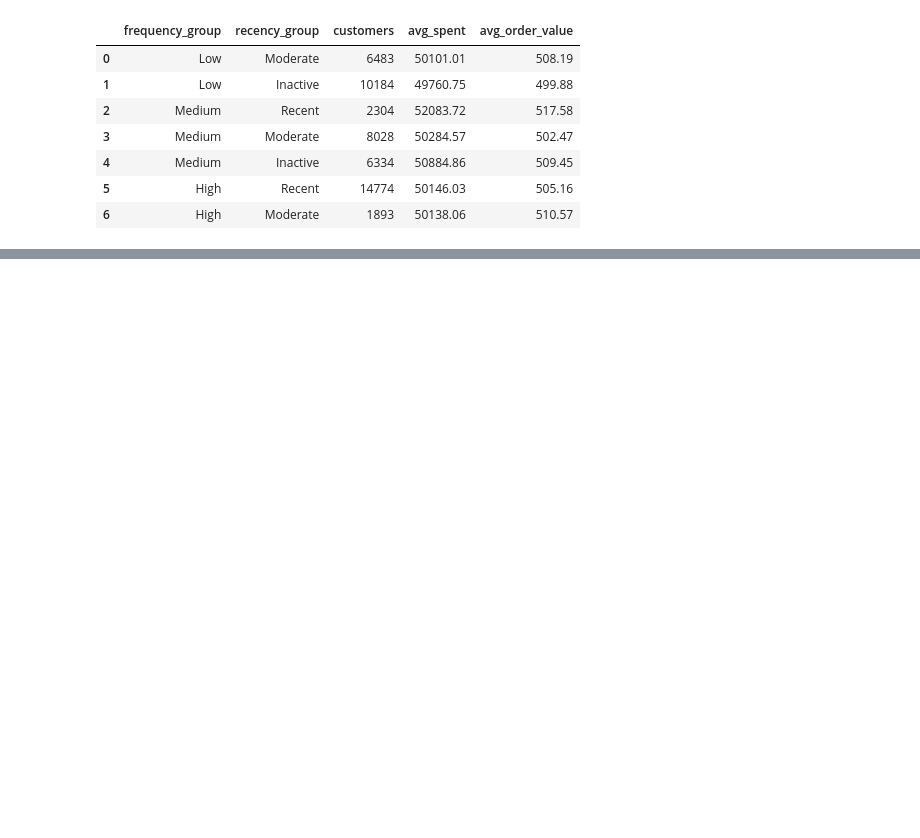
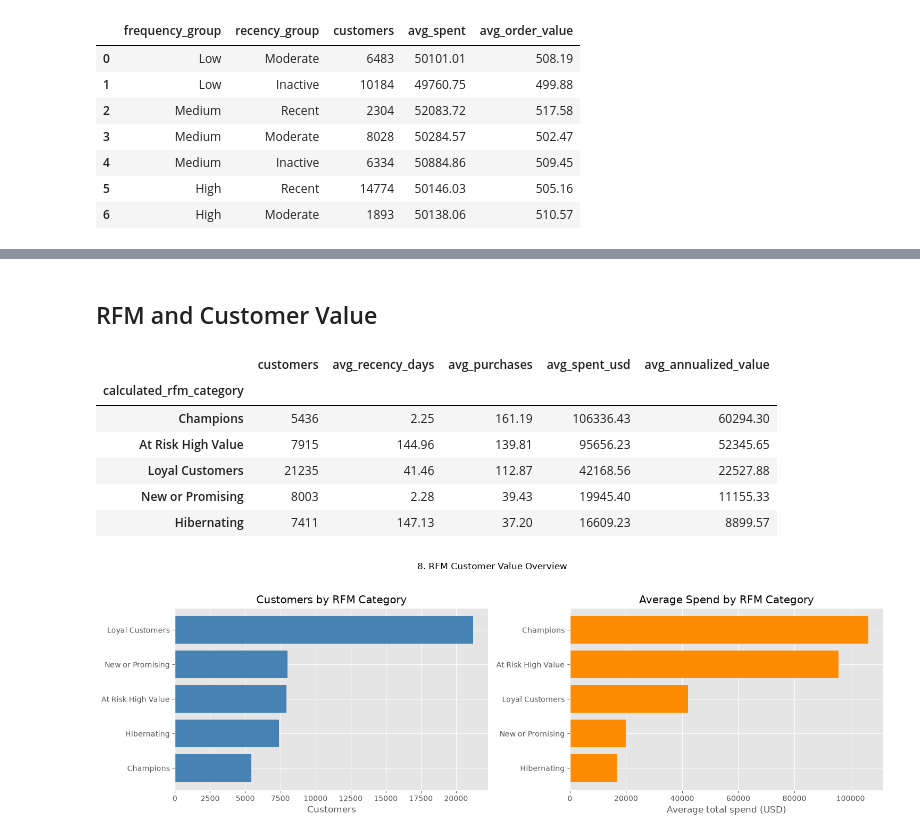
Before and after one commit to yezaw-zafki/Industrial-Analysis-EDA, a Jupyter notebook: E-commerace Customer Segmentation.ipynb, the cells around one changed output, grey strips where cells are left out. Drawn from its saved outputs; the diff is of its cells as text; code cells hidden in the pictures; blank space fills up the shorter version.

```diff
--- a/E-commerace Customer Segmentation.ipynb
+++ b/E-commerace Customer Segmentation.ipynb
@@ -460,0 +548,65 @@ display(behavior_summary)
+# %% [markdown]
+## RFM and Customer Value
+# %%
+rfm_summary_columns = ["customer_id", "rfm_score", "rfm_category"]
+calculated_rfm = rfm[rfm_summary_columns].rename(
+    columns={
+        "rfm_score": "calculated_rfm_score",
+        "rfm_category": "calculated_rfm_category"
+    }
+)
+customer_analysis = df.join(
+    calculated_rfm.set_index("customer_id"),
+    on="customer_id",
+    how="left",
+    validate="one_to_one"
+)
+
+customer_analysis["annualized_value_proxy"] = (
+    customer_analysis["total_spent_usd"]
+    .div(customer_analysis["tenure_months"].clip(lower=1))
+    .mul(12)
+    .round(2)
+)
+
+segment_summary = (
+    customer_analysis
+    .groupby("calculated_rfm_category", observed=True)
+    .agg(
+        customers=("customer_id", "nunique"),
+        avg_recency_days=("days_since_last_purchase", "mean"),
+        avg_purchases=("total_purchases", "mean"),
+        avg_spent_usd=("total_spent_usd", "mean"),
+        avg_annualized_value=("annualized_value_proxy", "mean")
+    )
+    .sort_values("avg_spent_usd", ascending=False)
+    .round(2)
+)
+
+display(segment_summary)
+
+fig, axes = plt.subplots(1, 2, figsize=(15, 5))
+segment_counts = rfm["rfm_category"].value_counts().sort_values()
+axes[0].barh(segment_counts.index, segment_counts.values, color="steelblue")
+axes[0].set_title("Customers by RFM Category")
+axes[0].set_xlabel("Customers")
+
+plot_data = segment_summary.sort_values("avg_spent_usd")
+axes[1].barh(plot_data.index, plot_data["avg_spent_usd"], color="darkorange")
+axes[1].set_title("Average Spend by RFM Category")
+axes[1].set_xlabel("Average total spend (USD)")
+
+plot_no = globals().get("plot_no", 1)
+fig.suptitle(f"{plot_no}. RFM Customer Value Overview")
+plot_no += 1
+fig.tight_layout(rect=[0, 0, 1, 0.95])
+plt.show()
+# %% [output]
+|  | customers | avg_recency_days | avg_purchases | avg_spent_usd | avg_annualized_value |
+| calculated_rfm_category |  |  |  |  |  |
+| Champions | 5436 | 2.25 | 161.19 | 106336.43 | 60294.30 |
+| At Risk High Value | 7915 | 144.96 | 139.81 | 95656.23 | 52345.65 |
+| Loyal Customers | 21235 | 41.46 | 112.87 | 42168.56 | 22527.88 |
+| New or Promising | 8003 | 2.28 | 39.43 | 19945.40 | 11155.33 |
+| Hibernating | 7411 | 147.13 | 37.20 | 16609.23 | 8899.57 |
+[figure, added]
```
Also changed, not shown: parts of 15 cells of this notebook.
